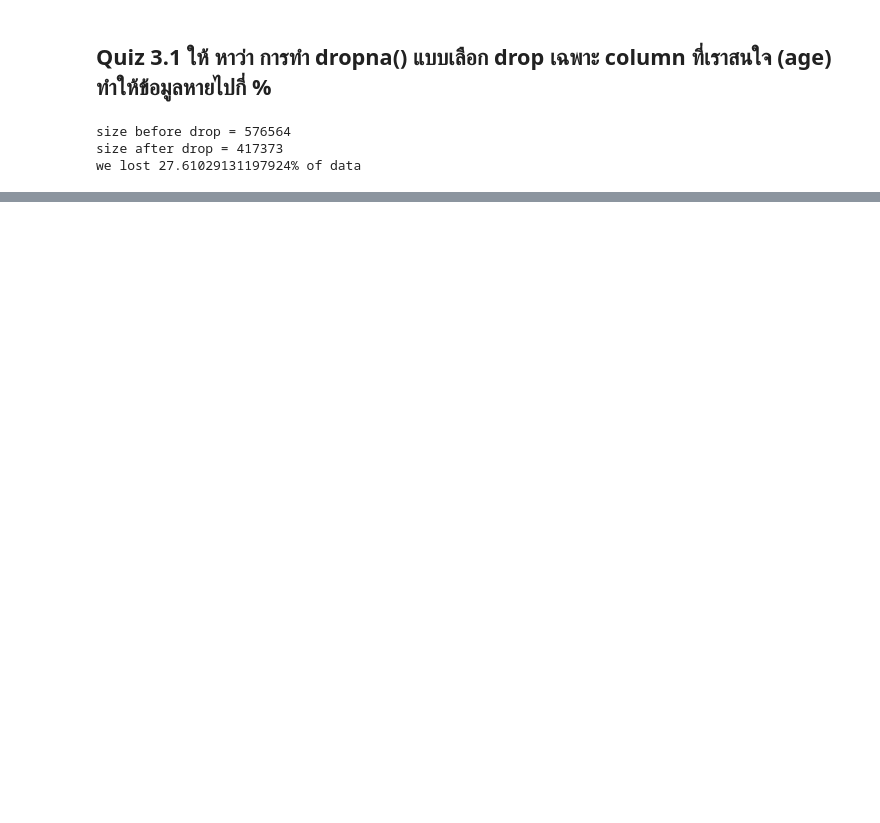
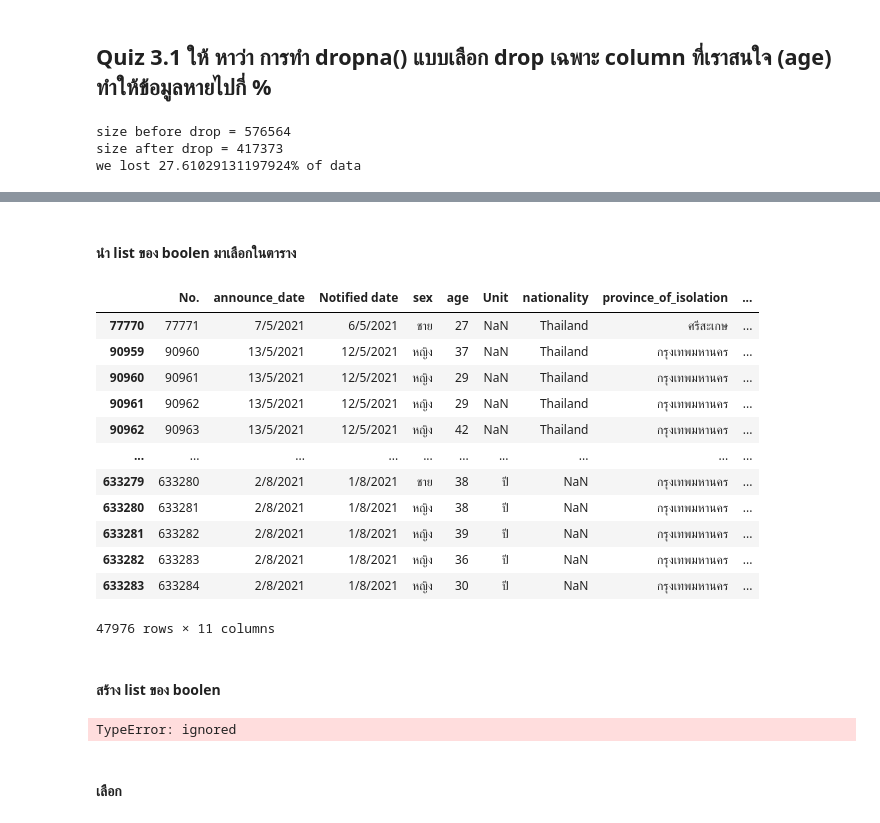
Before and after one commit to ParichayaHongthongkum/DWDM21, a Jupyter notebook: Data_Preprocessing(Chapter_3).ipynb, the cells around one changed output, grey strips where cells are left out. Saved outputs shown, nothing was run; the diff lists cells and outputs as text; code cells hidden in the pictures; blank space fills up the shorter version.

```diff
--- a/Data_Preprocessing(Chapter_3).ipynb
+++ b/Data_Preprocessing(Chapter_3).ipynb
@@ -204,0 +373,3 @@ we lost 27.61029131197924% of data
+# %%
+data_cases2 = pd.read_csv(os.path.join(path,'confirmed-cases.csv')) #โหลดข้อมูลมาใหม่
+data_cases2
@@ -204,0 +413,26 @@ we lost 27.61029131197924% of data
+# %% [markdown]
+#### นำ list ของ boolen มาเลือกในตาราง
+# %%
+data_cases2[data_cases2['risk'] == 'ทัณฑสถาน/เรือนจำ']
+# %% [output]
+|  | No. | announce_date | Notified date | sex | age | Unit | nationality | province_of_isolation | ... |
+| 77770 | 77771 | 7/5/2021 | 6/5/2021 | ชาย | 27 | NaN | Thailand | ศรีสะเกษ | ... |
+| 90959 | 90960 | 13/5/2021 | 12/5/2021 | หญิง | 37 | NaN | Thailand | กรุงเทพมหานคร | ... |
+| 90960 | 90961 | 13/5/2021 | 12/5/2021 | หญิง | 29 | NaN | Thailand | กรุงเทพมหานคร | ... |
+| 90961 | 90962 | 13/5/2021 | 12/5/2021 | หญิง | 29 | NaN | Thailand | กรุงเทพมหานคร | ... |
+| 90962 | 90963 | 13/5/2021 | 12/5/2021 | หญิง | 42 | NaN | Thailand | กรุงเทพมหานคร | ... |
+| ... | ... | ... | ... | ... | ... | ... | ... | ... | ... |
+| 633279 | 633280 | 2/8/2021 | 1/8/2021 | ชาย | 38 | ปี | NaN | กรุงเทพมหานคร | ... |
+| 633280 | 633281 | 2/8/2021 | 1/8/2021 | หญิง | 38 | ปี | NaN | กรุงเทพมหานคร | ... |
+| 633281 | 633282 | 2/8/2021 | 1/8/2021 | หญิง | 39 | ปี | NaN | กรุงเทพมหานคร | ... |
+| 633282 | 633283 | 2/8/2021 | 1/8/2021 | หญิง | 36 | ปี | NaN | กรุงเทพมหานคร | ... |
+| 633283 | 633284 | 2/8/2021 | 1/8/2021 | หญิง | 30 | ปี | NaN | กรุงเทพมหานคร | ... |
+47976 rows × 11 columns
+# %% [markdown]
+#### สร้าง list ของ boolen
+# %%
+data_cases2['age'] > 70 #เรียกว่าคอลัมม์ age ที่มีอายุมากกว่า 70
+# %% [output]
+TypeError: ignored
+# %% [markdown]
+#### เลือก
```
Also changed, not shown: parts of 50 cells of this notebook.
